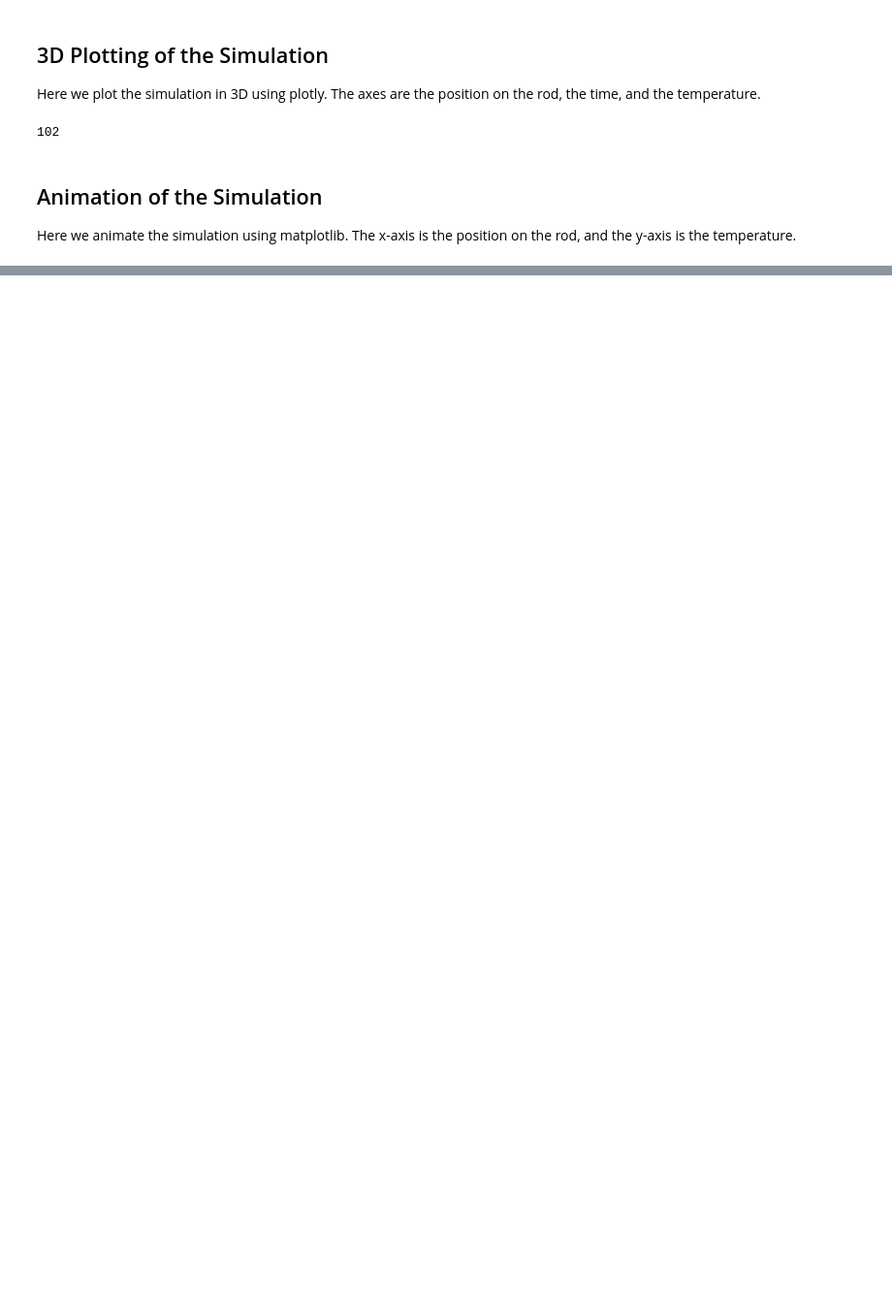
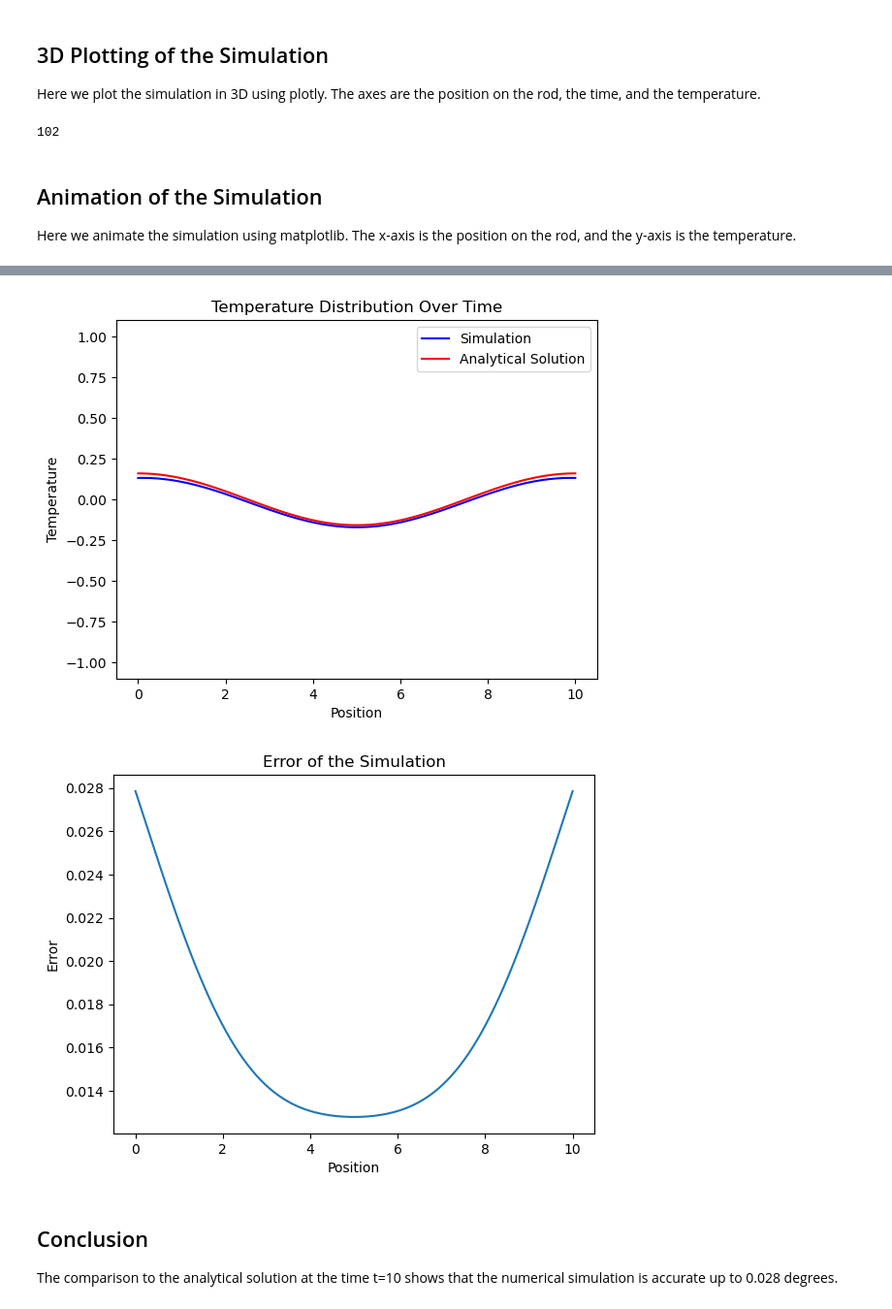
Before and after one commit to Ilankay/heat_equation_project, a Jupyter notebook: simulation.ipynb, the cells around one changed output, grey strips where cells are left out. Shown at 97% size. Drawn from its saved outputs; the diff is of its cells as text; code cells hidden in the pictures; blank space fills up the shorter version.

Commit message:
Added analytical solution.

```diff
--- a/simulation.ipynb
+++ b/simulation.ipynb
@@ -132,0 +171,29 @@ ani.save('simulation_animation.mp4', writer='ffmpeg', dpi=200)
+# %%
+alalitical_solution = np.zeros(shape=(int(t/delta_t),len(x_values)))
+omega = 2*np.pi/length
+for i, time in enumerate(t_values):
+    alalitical_solution[i]=np.cos(omega*x_values)*np.exp(-k*omega**2*time)
+
+# comparing the simulation with the analytical solution
+fig, ax = plt.subplots()
+line, = ax.plot(x_values, simulation[9999], color='blue',label='Simulation')
+line2, = ax.plot(x_values, alalitical_solution[9999], color='red',label='Analytical Solution')
+plt.legend()
+plt.xlabel('Position')
+plt.ylabel('Temperature')
+plt.title('Temperature Distribution Over Time')
+plt.ylim(-1.1, 1.1)
+plt.show()
+
+error = np.abs(simulation[9999]-alalitical_solution[9999])
+plt.plot(x_values,error)
+plt.xlabel('Position')
+plt.ylabel('Error')
+plt.title('Error of the Simulation');
+# %% [output]
+[figure, added]
+[figure, added]
+# %% [markdown]
+## Conclusion
+
+The comparison to the analytical solution at the time t=10 shows that the numerical simulation is accurate up to 0.028 degrees.
```
Also changed, not shown: parts of 6 cells of this notebook.
